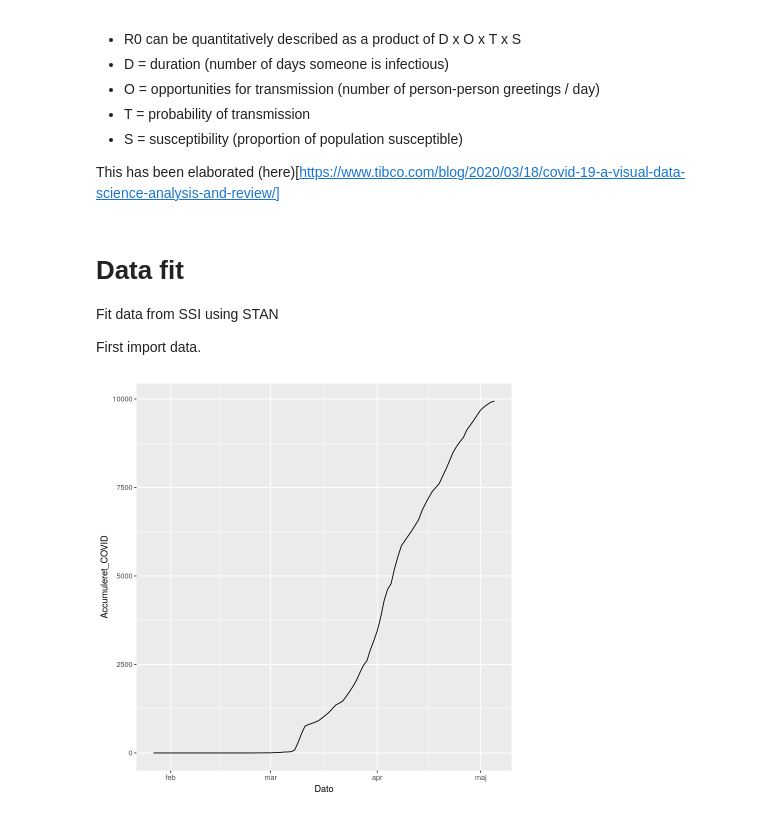
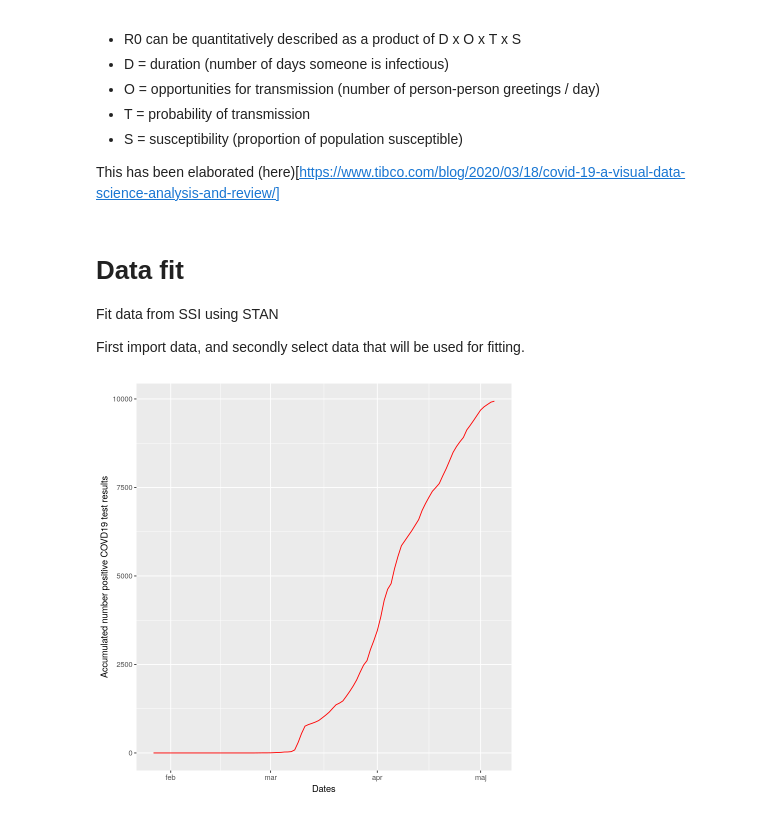
Before and after one commit to OnkelA945/vira, a Jupyter notebook: modelSIR.ipynb, the cells around one changed output. Saved outputs shown, nothing was run; the diff lists cells and outputs as text; code cells hidden in the pictures.

```diff
--- a/modelSIR.ipynb
+++ b/modelSIR.ipynb
@@ -201,7 +210,7 @@ This has been elaborated (here)[https://www.tibco.com/blog/2020/03/18/covid-19-a
 # Data fit
 Fit data from SSI using STAN
 
-First import data.
+First import data, and secondly select data that will be used for fitting.
 # %%
 dataDK <- read.csv2(file = 'data-2020-05-06/Test_pos_over_time.csv')
 dataDK$Dato <- as.Date(dataDK$Dato,"%d. %B")
@@ -209,8 +218,9 @@ dataDK$Dag <- as.numeric(row.names(dataDK))
 dataDK$Accumuleret_COVID<- cumsum(dataDK$Antal_COVID)
 # %%
 ggplot(dataDK, aes(Dato,Accumuleret_COVID)) +
-  geom_line()
+    geom_line(colour="red") +
+    labs(x="Dates", y="Accumulated number positive COVD19 test results")
 # %% [output]
-[figure, old version]
+[figure, new version]
 # %%
 modelSIR <- stan_model("model_sir2.stan")
```
Also changed, not shown: parts of 53 cells of this notebook.
